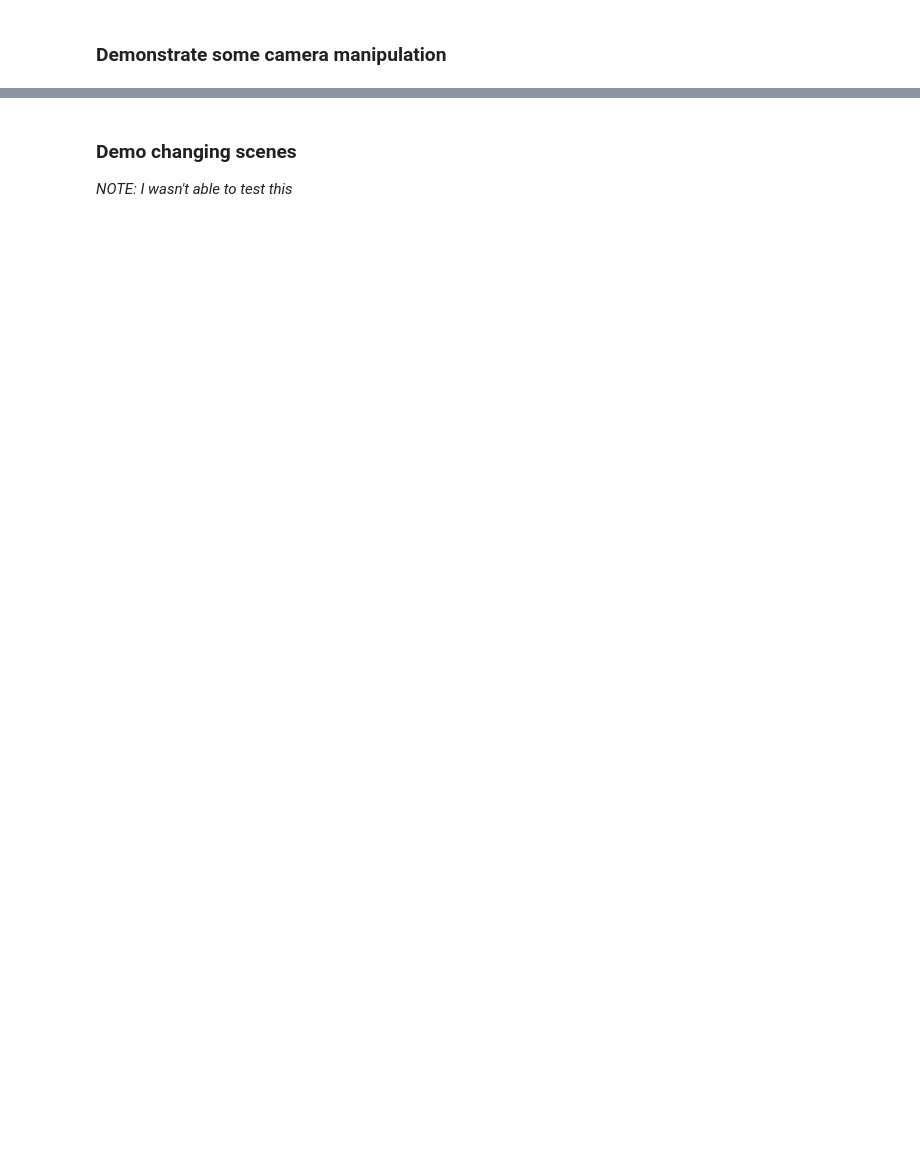
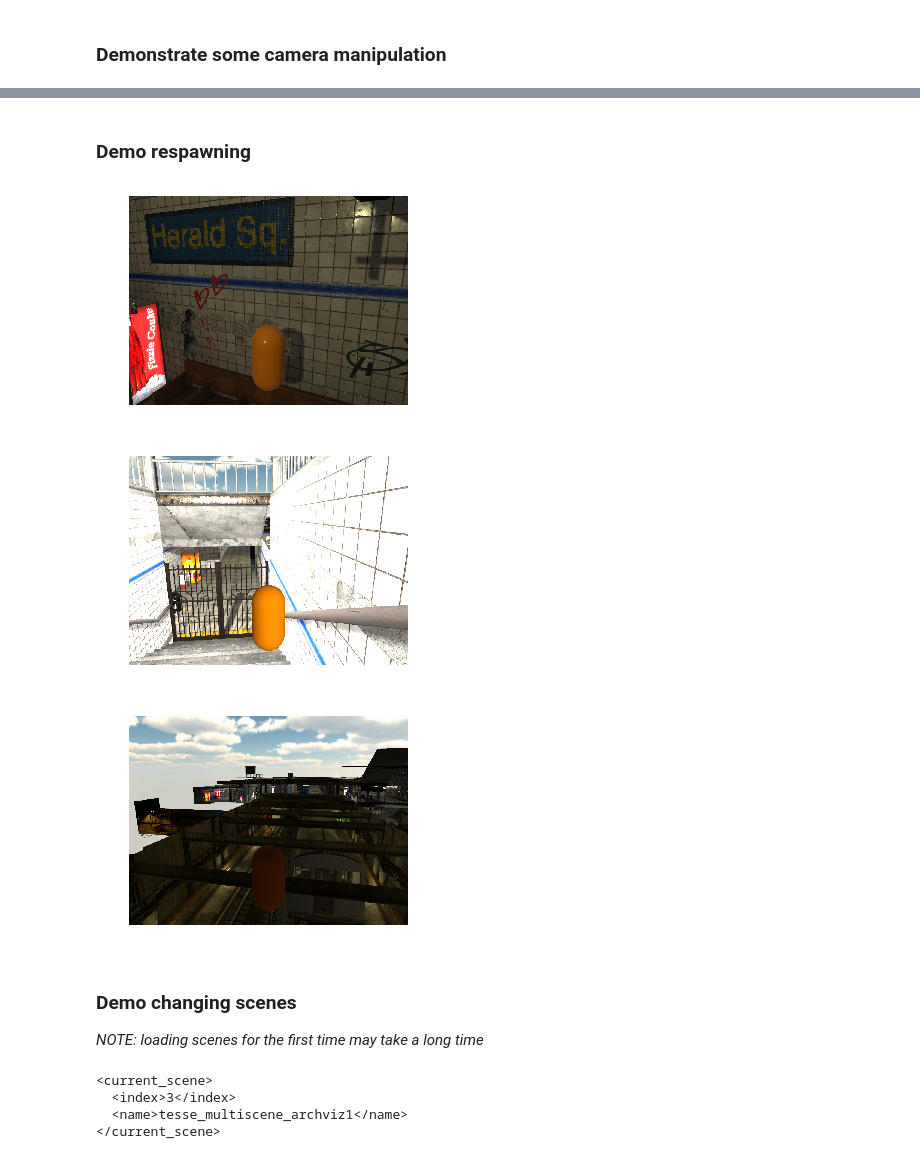
Before and after one commit to MIT-TESSE/tesse-interface, a Jupyter notebook: python_demonstration.ipynb, the cells around one changed output, grey strips where cells are left out. Drawn from its saved outputs; the diff is of its cells as text; code cells hidden in the pictures; blank space fills up the shorter version.

```diff
--- a/python_demonstration.ipynb
+++ b/python_demonstration.ipynb
@@ -151,8 +174,13 @@ plot(position_changed)
+# %% [markdown]
+### Demo respawning
 # %%
-for i in range(6):
+for i in range(3):
     env.send(Respawn())
+    response = env.request(DataRequest(cameras=[(Camera.THIRD_PERSON, Compression.OFF, Channels.THREE)]))
+    if response is not None:
+        plot(response)
     time.sleep(1)
+# %% [output]
+[figure, added]
+[figure, added]
+[figure, added]
-# %% [markdown]
-### Demo changing scenes
-
-*NOTE: I wasn't able to test this*
@@ -162,0 +187,15 @@ for i in range(4):
+# %% [markdown]
+### Demo changing scenes
+
+*NOTE: loading scenes for the first time may take a long time*
+# %%
+scene_index = 3
+
+response = env.request(SceneRequest(scene_index))
+if response is not None:
+    print(response.data)
+# %% [output]
+<current_scene>
+  <index>3</index>
+  <name>tesse_multiscene_archviz1</name>
+</current_scene>
```
Also changed, not shown: parts of 16 cells of this notebook, 6 other files.
